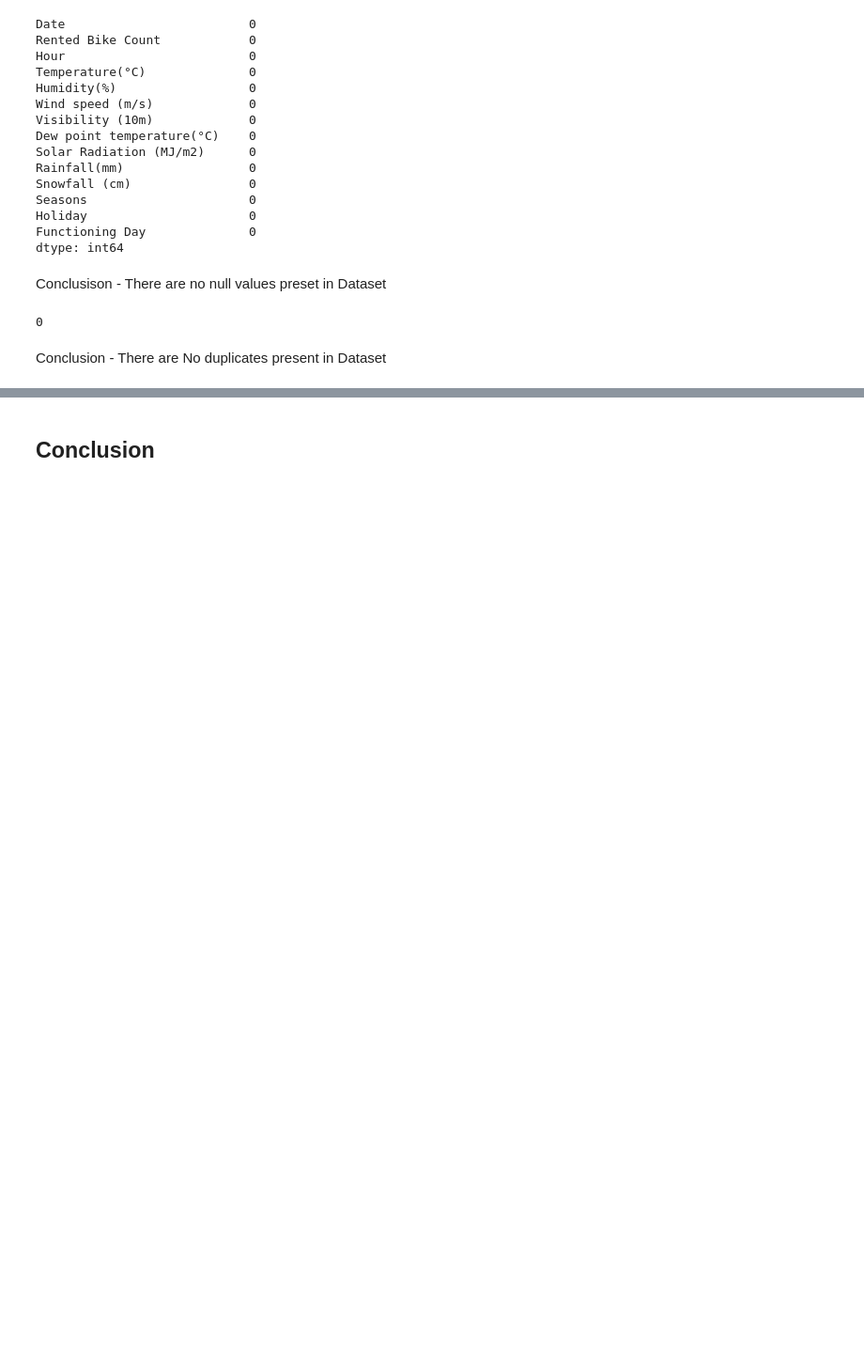
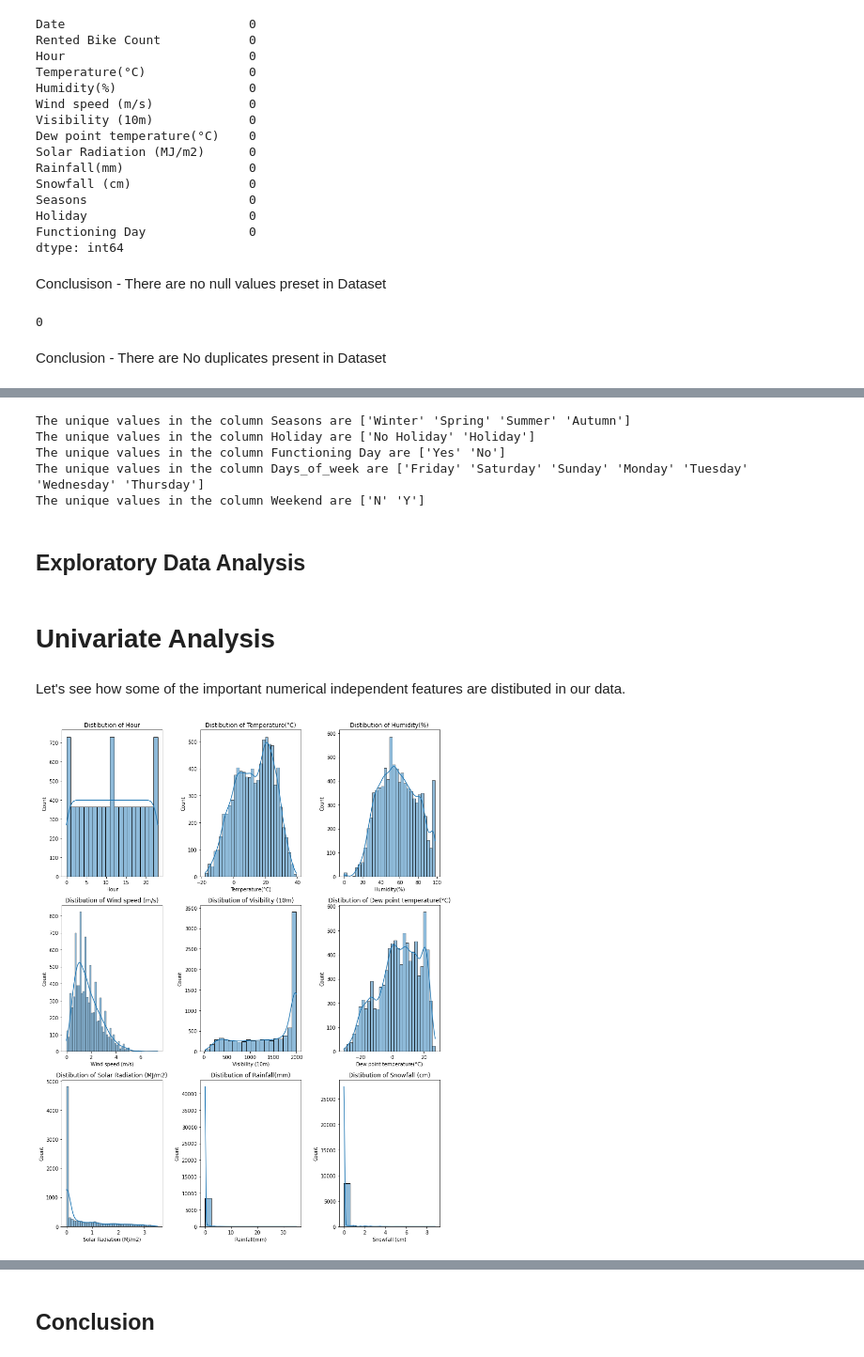
Before and after one commit to aditya8075/Bike-Sharing-Demand-Prediction---Supervised-machine-Learning-Regression, a Jupyter notebook: Bike_Sharing_Demand_Prediction_Supervised_machine_Learning.ipynb, the cells around one changed output, grey strips where cells are left out. Shown at 94% size. Cells and saved outputs as stored; diff of their text form; code cells hidden in the pictures; blank space fills up the shorter version.

```diff
--- a/Bike_Sharing_Demand_Prediction_Supervised_machine_Learning.ipynb
+++ b/Bike_Sharing_Demand_Prediction_Supervised_machine_Learning.ipynb
@@ -1370,0 +166,12 @@ results_df
+# %%
+#Converting the datatype of Date column to datatime
+bd_df['Date'] = pd.to_datetime(bd_df['Date'], format='%d/%m/%Y')
+# %%
+#Extracting Month,Weekday and Year from the date column
+bd_df['Month']=bd_df['Date'].dt.month
+bd_df['Days_of_week']=bd_df['Date'].dt.day_name()
+bd_df['Year']=bd_df['Date'].dt.year
+bd_df['Day']=bd_df['Date'].dt.day
+# %%
+#Converting the datatype of Date column to datatime
+bd_df['Date'] = pd.to_datetime(bd_df['Date'], format='%d/%m/%Y')
@@ -1370,0 +201,33 @@ results_df
+# %%
+#Creating a column which specifies  if the day is a Weekend('Y')or not ('N')
+bd_df['Weekend']=bd_df['Days_of_week'].apply(lambda x : ('Y') if x in ['Saturday','Sunday'] else ('N'))
+# %%
+#Displaying the unique values in the categorical columns
+categorical_columns=['Seasons','Holiday', 'Functioning Day','Days_of_week','Weekend']
+
+for col in categorical_columns:
+  print(f'The unique values in the column {col} are {bd_df[col].unique()}')
+# %% [output]
+The unique values in the column Seasons are ['Winter' 'Spring' 'Summer' 'Autumn']
+The unique values in the column Holiday are ['No Holiday' 'Holiday']
+The unique values in the column Functioning Day are ['Yes' 'No']
+The unique values in the column Days_of_week are ['Friday' 'Saturday' 'Sunday' 'Monday' 'Tuesday' 'Wednesday' 'Thursday']
+The unique values in the column Weekend are ['N' 'Y']
+# %% [markdown]
+## Exploratory Data Analysis
+# %% [markdown]
+# Univariate Analysis
+# %% [markdown]
+Let's see how some of the important numerical independent features are distibuted in our data.
+# %%
+fig = plt.figure(figsize=(12,15))
+c=1
+lis=['Hour','Temperature(°C)',	'Humidity(%)',	'Wind speed (m/s)',	'Visibility (10m)',	'Dew point temperature(°C)',	'Solar Radiation (MJ/m2)',	'Rainfall(mm)','Snowfall (cm)']
+for i in lis:
+  plt.subplot(3,3, c)
+  sns.histplot(bd_df[i],kde=True)
+  plt.title('Distibution of {}'.format(i))
+  c+=1
+plt.tight_layout()
+# %% [output]
+[figure, added]
```
Also changed, not shown: parts of 353 cells of this notebook.
